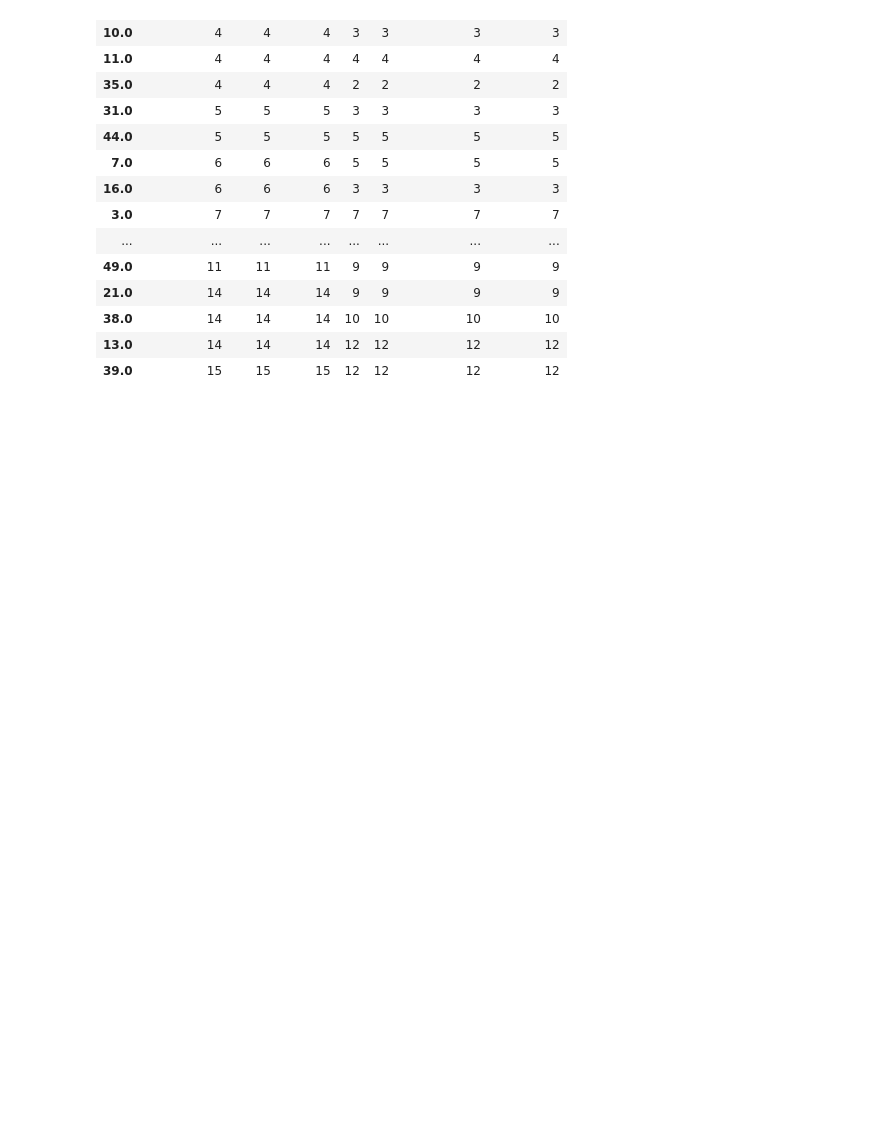
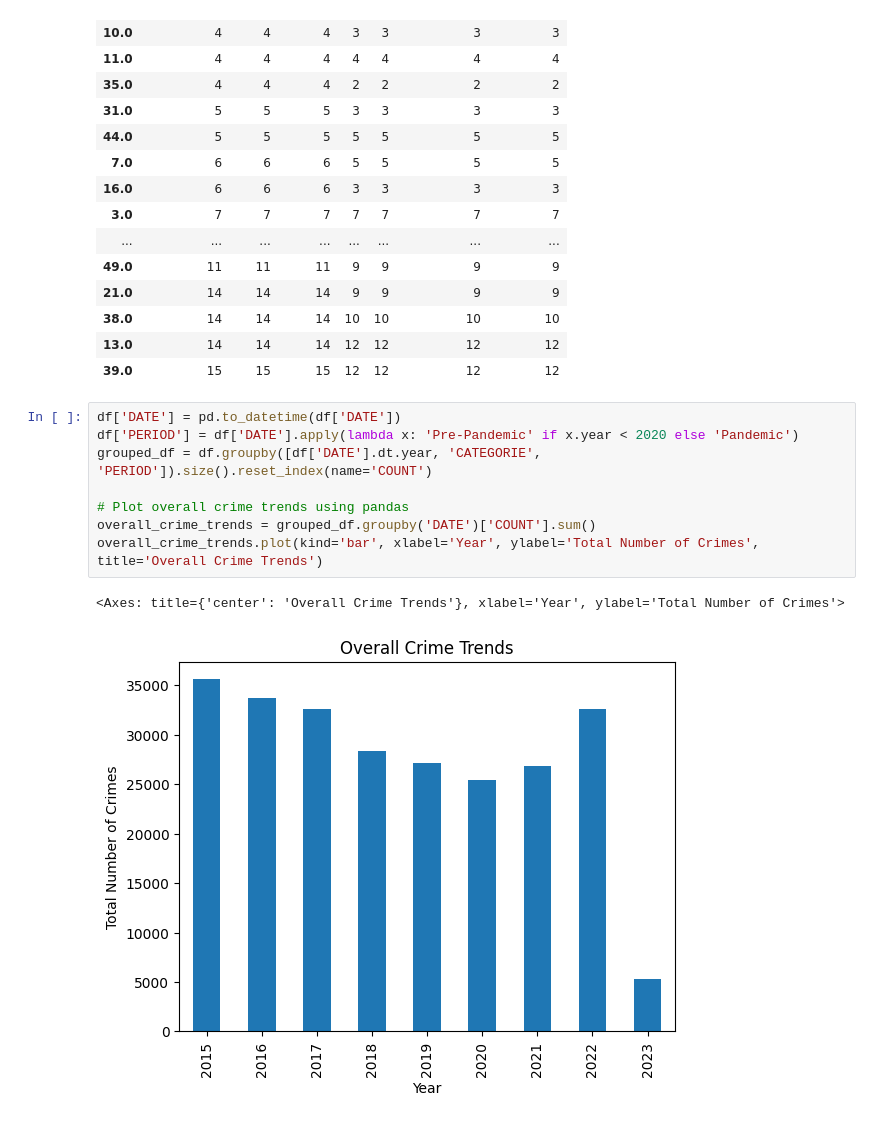
Before and after one commit to sharonm6/datathoncrimes, a Jupyter notebook: eda.ipynb, the cells around one changed output. Drawn from its saved outputs; the diff is of its cells as text; blank space fills up the shorter version.

Commit message:
Overall crime trends over the years.

```diff
--- a/eda.ipynb
+++ b/eda.ipynb
@@ -84,3 +84,14 @@ df[df['CATEGORIE']=='Infractions entrainant la mort'].groupby(['PDQ']).count().s
 | 38.0 | 14 | 14 | 14 | 10 | 10 | 10 | 10 |
 | 13.0 | 14 | 14 | 14 | 12 | 12 | 12 | 12 |
 | 39.0 | 15 | 15 | 15 | 12 | 12 | 12 | 12 |
+# %%
+df['DATE'] = pd.to_datetime(df['DATE'])
+df['PERIOD'] = df['DATE'].apply(lambda x: 'Pre-Pandemic' if x.year < 2020 else 'Pandemic')
+grouped_df = df.groupby([df['DATE'].dt.year, 'CATEGORIE', 'PERIOD']).size().reset_index(name='COUNT')
+
+# Plot overall crime trends using pandas
+overall_crime_trends = grouped_df.groupby('DATE')['COUNT'].sum()
+overall_crime_trends.plot(kind='bar', xlabel='Year', ylabel='Total Number of Crimes', title='Overall Crime Trends')
+# %% [output]
+<Axes: title={'center': 'Overall Crime Trends'}, xlabel='Year', ylabel='Total Number of Crimes'>
+[figure, added]
```
